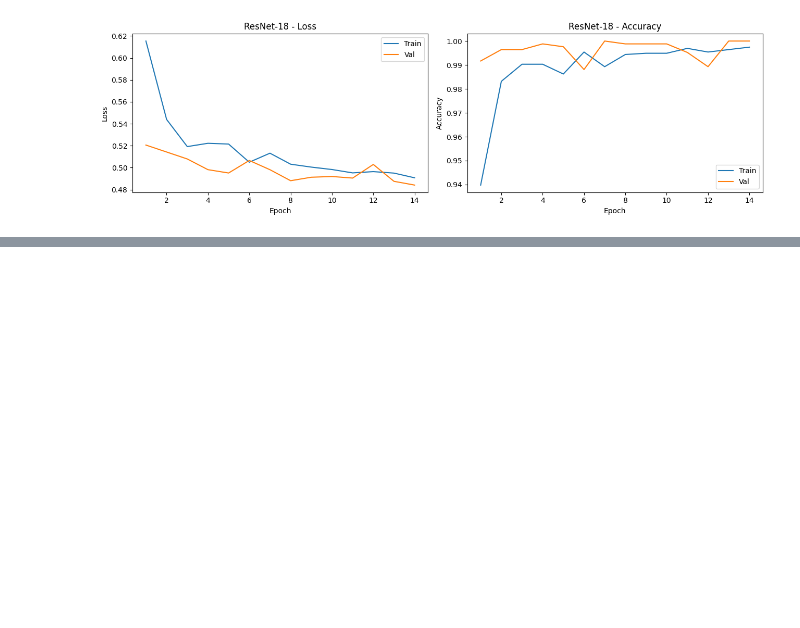
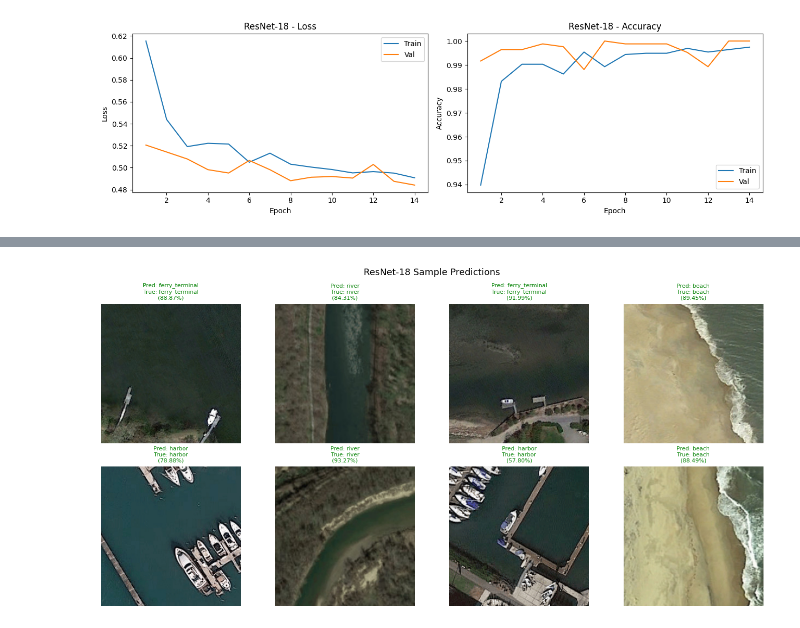
Before and after one commit to benchuangxd/CSC3109-T16-Project, a Jupyter notebook: notebooks/03_resnet18.ipynb, the cells around one changed output, grey strips where cells are left out. Cells and saved outputs as stored; diff of their text form; code cells hidden in the pictures; blank space fills up the shorter version.

```diff
--- a/notebooks/03_resnet18.ipynb
+++ b/notebooks/03_resnet18.ipynb
@@ -245,0 +317,36 @@ Training curves saved to /content/CSC3109-T16-Project/results/training_curves/re
+# %%
+import random
+import matplotlib.pyplot as plt
+from pathlib import Path
+from PIL import Image
+from src.predict import predict_image
+
+val_subset = val_loader.dataset
+val_paths_by_class = {cls: [] for cls in classes}
+for idx in val_subset.indices:
+    path, target = val_subset.dataset.samples[idx]
+    val_paths_by_class[classes[target]].append(Path(path))
+
+sample_paths = []
+for cls in classes:
+    imgs = val_paths_by_class[cls]
+    sample_paths.extend(random.sample(imgs, min(2, len(imgs))))
+
+random.shuffle(sample_paths)
+fig, axes = plt.subplots(2, 4, figsize=(14, 7))
+fig.suptitle("ResNet-18 Sample Predictions", fontsize=13)
+
+for ax, path in zip(axes.flat, sample_paths[:8]):
+    label, conf, _ = predict_image(path, model, classes, DEVICE, IMAGE_SIZE)
+    true_cls = path.parent.name
+    img = Image.open(path).convert("RGB")
+    ax.imshow(img)
+    ax.axis("off")
+    color = "green" if label == true_cls else "red"
+    title = f"Pred: {label}\nTrue: {true_cls}\n({conf:.2%})"
+    ax.set_title(title, fontsize=8, color=color)
+
+plt.tight_layout()
+plt.show()
+# %% [output]
+[figure, added]
```
Also changed, not shown: parts of 8 cells of this notebook.
